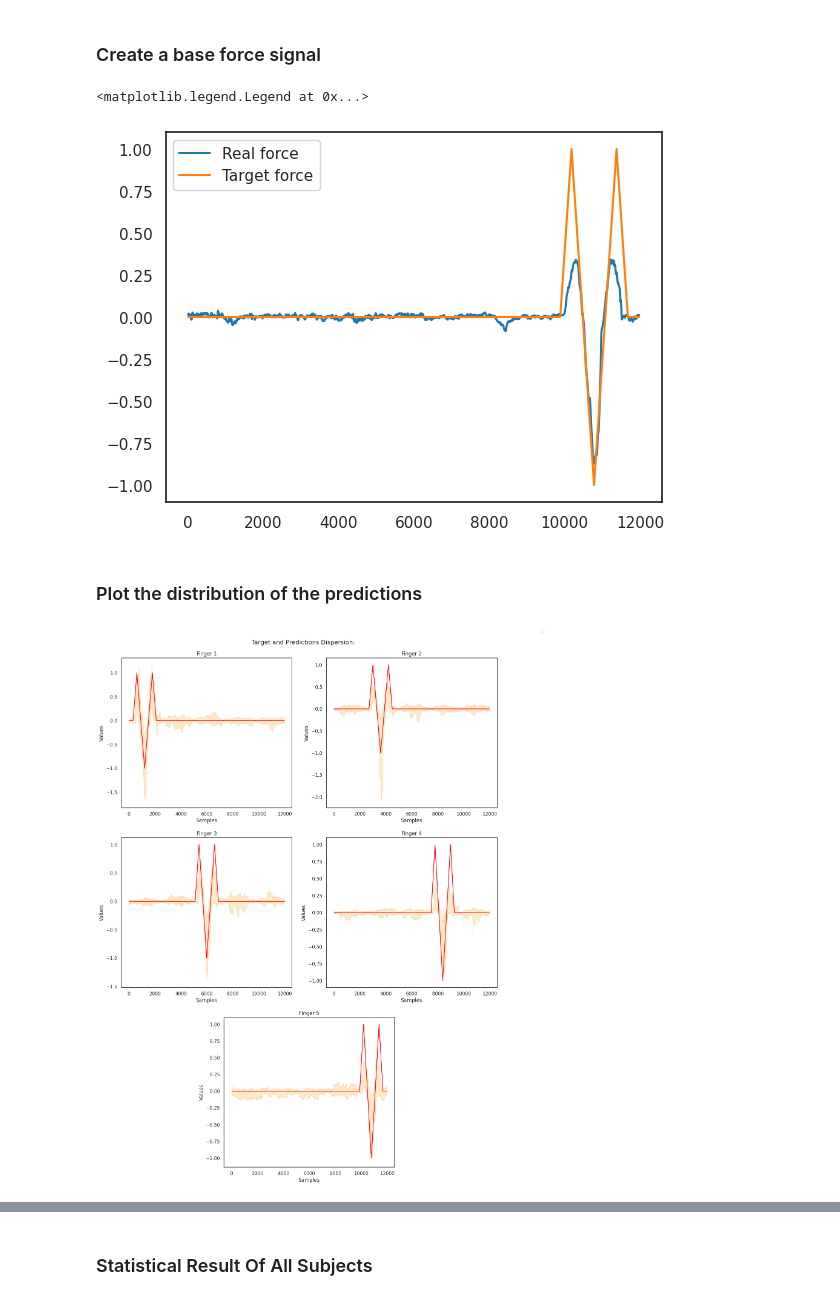
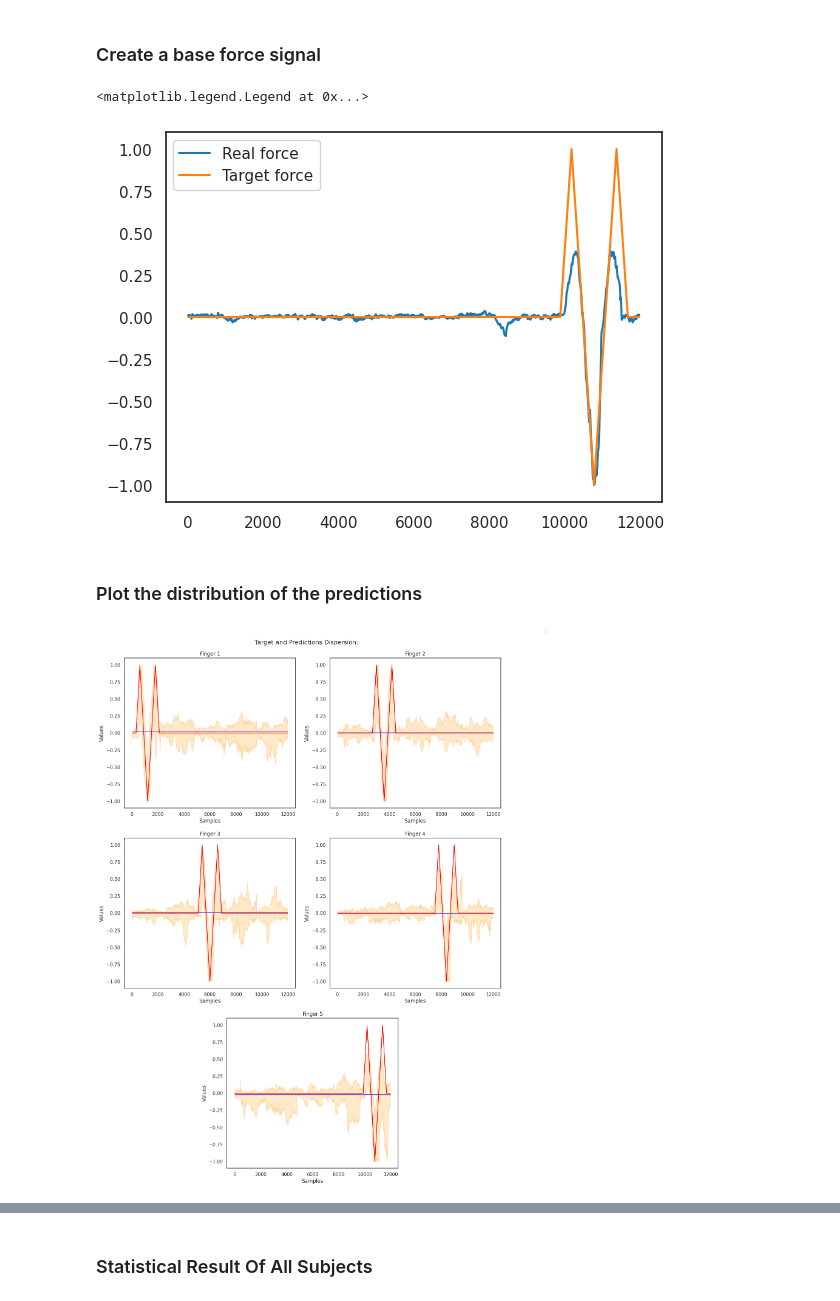
Before and after one commit to lujoba/emg_estimator, a Jupyter notebook: evaluation/Evaluation Notebook.ipynb, the cells around one changed output, grey strips where cells are left out. Cells and saved outputs as stored; diff of their text form; code cells hidden in the pictures.

Commit message:
modifications on resnet18_2d

```diff
--- a/evaluation/Evaluation Notebook.ipynb
+++ b/evaluation/Evaluation Notebook.ipynb
@@ -38,7 +38,7 @@ from utils.data_lists import *
 # %% [markdown]
 ## Create the base model and load config file
 # %%
-model_name = "transformers" # Name of the model to evaluate
+model_name = "resnet18_2d" # Name of the model to evaluate
 config_path = "../configs/config.yml"
 
 # Importing model module
@@ -162,7 +167,8 @@ for subject in range(1, 21):
     test_dataset = (
         tf.data.Dataset.from_generator(
             lambda: create_synced_datasets_generator(
-                path3, emg_te_files_lists, force_te_files_lists
+                path3, emg_te_files_lists, force_te_files_lists,
+                INPUT_SHAPE_0, INPUT_SHAPE_1
             ),
             output_signature=(
                 tf.TensorSpec(
@@ -181,18 +187,18 @@ for subject in range(1, 21):
     model.compile(optimizer=optimizer, loss="mse")
 
     # Calculate the error
-    # mse = model.evaluate(test_dataset, verbose=0)
-    # mse_values.append(mse)
+    mse = model.evaluate(test_dataset, verbose=0)
+    mse_values.append(mse)
 
     # Calculate the force
     predictions, force_signal, emg_signal = [], [], []
     for emg, f in test_dataset:
-        # prediction = model.predict(emg, verbose=0)
-        # predictions.append(prediction)
+        prediction = model.predict(emg, verbose=0)
+        predictions.append(prediction)
         force_signal.append(f)
         emg_signal.append(emg)
     # Converter a lista de previsões em um tensor
-    # total_predictions.append(tf.concat(predictions, axis=0))
+    total_predictions.append(tf.concat(predictions, axis=0))
     total_force_signal.append(tf.concat(force_signal, axis=0))
 
 print("All subjects analysed")
@@ -261,13 +267,13 @@ for i in range(5):
     # Append the generated signal to the list
     base_force_signals.append(signal)
 # %%
-plt.plot(normalized_signal[:, :, 4][2], label="Real force")
+plt.plot(outputs[:, :, 4][2], label="Real force")
 plt.plot(base_force_signals[4], label="Target force")
 
 plt.legend()
 # %% [output]
 <matplotlib.legend.Legend at 0x...>
-[figure, old version]
+[figure, new version]
 # %% [markdown]
 ### Plot the distribution of the predictions
 # %%
@@ -308,45 +314,45 @@ for i in range(5):
     forces = normalized_signal[:, :, i]
 
     # Prediction min/max
-    max_values = np.max(predictions, axis=0)
-    min_values = np.min(predictions, axis=0)
+    max_values = np.max(predicted_test, axis=0)
+    min_values = np.min(predicted_test, axis=0)
 
     # Real force min/max
-    max_force_values = np.max(forces, axis=0)
-    min_force_values = np.min(forces, axis=0)
+    max_force_values = np.max(outputs, axis=0)
+    min_force_values = np.min(outputs, axis=0)
 
     # Plot base target for force
     plt.plot(base_force_signals[i], color="red", label="Target force")
 
     # Plot prediction dispersion
-    for prediction in predictions:
-        x_values = np.arange(0, len(prediction))
-        ax.fill_between(x_values, min_values, max_values, color='blue', alpha=0.05, label="Dispersion of force prediction of all 20 subjects")
+    for prediction in predicted_test:
+        x_values = np.arange(0, len(predicted_test[0]))
+        ax.fill_between(x_values, min_values[:, i], max_values[:, i], color='blue', alpha=0.05, label="Dispersion of force prediction of all 20 subjects")
 
     # Plot real force dispersion
-    for force in forces:
+    for force in outputs:
         label = "Dispersion of real force of all 20 subjects"  # Create label for each filled area
-        x_values = np.arange(0, len(force))
-        ax.fill_between(x_values, min_force_values, max_force_values, color='orange', alpha=0.01)
+        x_values = np.arange(0, len(outputs[0]))
+        ax.fill_between(x_values, min_force_values[:, i], max_force_values[:, i], color='orange', alpha=0.01)
 
     ax.set_title(f"Finger {i+1}")
     ax.set_xlabel("Samples")
     ax.set_ylabel("Values")
 
 # Turn off the middle subplot
 ax = plt.subplot(gs[5])
 ax.axis('off')
 
 # Adjust layout
 plt.subplots_adjust(top=0.95)
 # Add legend
 handles, labels = ax.get_legend_handles_labels()
 fig.legend(handles, labels, loc='upper right')
 
 # Show the plot
 plt.show()
 # %% [output]
-[figure, old version]
+[figure, new version]
 # %%
 # Define a função para converter de samples para segundos
 def samples_to_seconds(samples, sample_rate):
```
Also changed, not shown: parts of 11 cells of this notebook, 2 other files.
